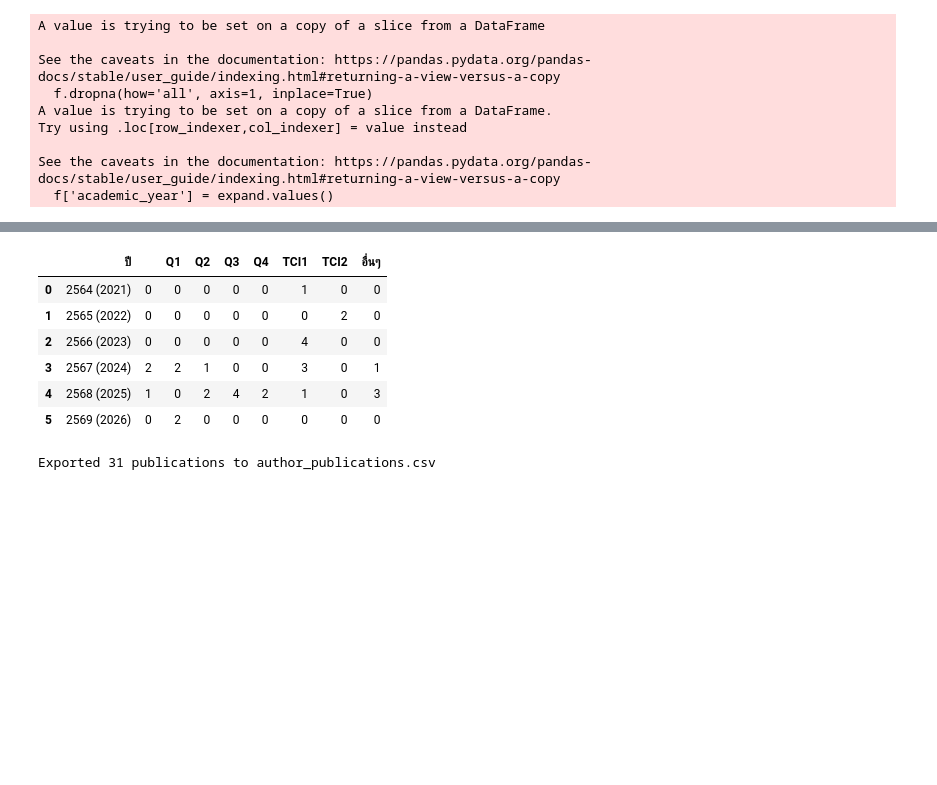
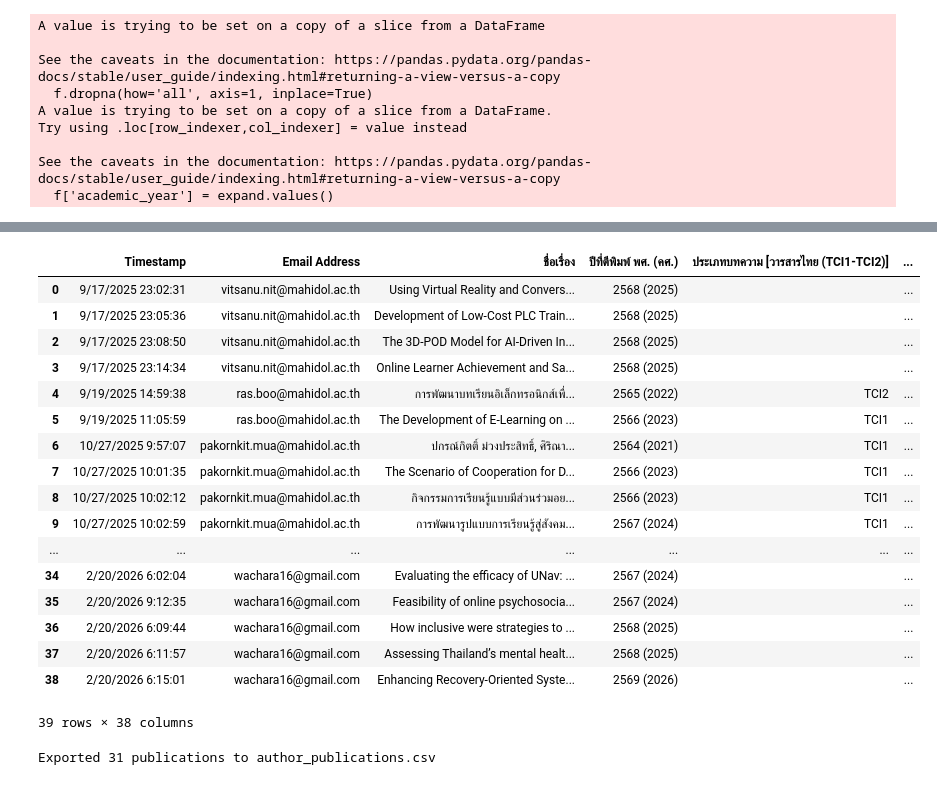
Before and after one commit to Supachan/academic-staff-workload, a Jupyter notebook: debugging.ipynb, the cells around one changed output, grey strips where cells are left out. Saved outputs shown, nothing was run; the diff lists cells and outputs as text; code cells hidden in the pictures; blank space fills up the shorter version.

```diff
--- a/debugging.ipynb
+++ b/debugging.ipynb
@@ -153,13 +417,24 @@ df.to_csv('publication.csv')
 # %%
-df
+publication
 # %% [output]
-|  | ปี |  | Q1 | Q2 | Q3 | Q4 | TCI1 | TCI2 | อื่นๆ |
-| 0 | 2564 (2021) | 0 | 0 | 0 | 0 | 0 | 1 | 0 | 0 |
-| 1 | 2565 (2022) | 0 | 0 | 0 | 0 | 0 | 0 | 2 | 0 |
-| 2 | 2566 (2023) | 0 | 0 | 0 | 0 | 0 | 4 | 0 | 0 |
-| 3 | 2567 (2024) | 2 | 2 | 1 | 0 | 0 | 3 | 0 | 1 |
-| 4 | 2568 (2025) | 1 | 0 | 2 | 4 | 2 | 1 | 0 | 3 |
-| 5 | 2569 (2026) | 0 | 2 | 0 | 0 | 0 | 0 | 0 | 0 |
+|  | Timestamp | Email Address | ชื่อเรื่อง | ปีที่ตีพิมพ์ พศ. (คศ.) | ประเภทบทความ [วารสารไทย (TCI1-TCI2)] | ... |
+| 0 | 9/17/2025 23:02:31 | vitsanu.nit@mahidol.ac.th | Using Virtual Reality and Convers... | 2568 (2025) |  | ... |
+| 1 | 9/17/2025 23:05:36 | vitsanu.nit@mahidol.ac.th | Development of Low-Cost PLC Train... | 2568 (2025) |  | ... |
+| 2 | 9/17/2025 23:08:50 | vitsanu.nit@mahidol.ac.th | The 3D-POD Model for AI-Driven In... | 2568 (2025) |  | ... |
+| 3 | 9/17/2025 23:14:34 | vitsanu.nit@mahidol.ac.th | Online Learner Achievement and Sa... | 2568 (2025) |  | ... |
+| 4 | 9/19/2025 14:59:38 | ras.boo@mahidol.ac.th | การพัฒนาบทเรียนอิเล็กทรอนิกส์เพื่... | 2565 (2022) | TCI2 | ... |
+| 5 | 9/19/2025 11:05:59 | ras.boo@mahidol.ac.th | The Development of E-Learning on ... | 2566 (2023) | TCI1 | ... |
+| 6 | 10/27/2025 9:57:07 | pakornkit.mua@mahidol.ac.th | ปกรณ์กิตติ์ ม่วงประสิทธิ์, ศิริณา... | 2564 (2021) | TCI1 | ... |
+| 7 | 10/27/2025 10:01:35 | pakornkit.mua@mahidol.ac.th | The Scenario of Cooperation for D... | 2566 (2023) | TCI1 | ... |
+| 8 | 10/27/2025 10:02:12 | pakornkit.mua@mahidol.ac.th | กิจกรรมการเรียนรู้แบบมีส่วนร่วมอย... | 2566 (2023) | TCI1 | ... |
+| 9 | 10/27/2025 10:02:59 | pakornkit.mua@mahidol.ac.th | การพัฒนารูปแบบการเรียนรู้สู่สังคม... | 2567 (2024) | TCI1 | ... |
+| ... | ... | ... | ... | ... | ... | ... |
+| 34 | 2/20/2026 6:02:04 | wachara16@gmail.com | Evaluating the efficacy of UNav: ... | 2567 (2024) |  | ... |
+| 35 | 2/20/2026 9:12:35 | wachara16@gmail.com | Feasibility of online psychosocia... | 2567 (2024) |  | ... |
+| 36 | 2/20/2026 6:09:44 | wachara16@gmail.com | How inclusive were strategies to ... | 2568 (2025) |  | ... |
+| 37 | 2/20/2026 6:11:57 | wachara16@gmail.com | Assessing Thailand’s mental healt... | 2568 (2025) |  | ... |
+| 38 | 2/20/2026 6:15:01 | wachara16@gmail.com | Enhancing Recovery-Oriented Syste... | 2569 (2026) |  | ... |
+39 rows × 38 columns
 # %%
 def classify_publication(publication):
 
```
Also changed, not shown: parts of 13 cells of this notebook, 7 other files.
